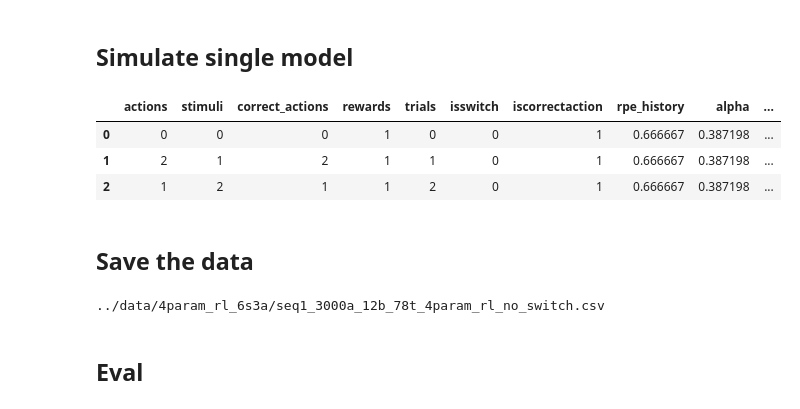
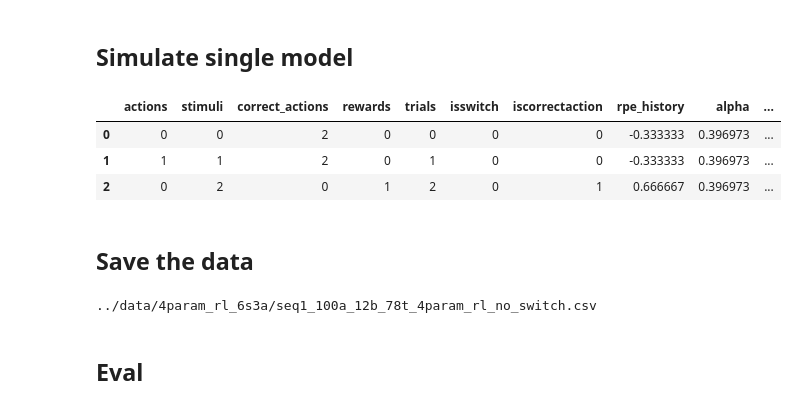
Before and after one commit to ti55987/DL4CM, a Jupyter notebook: simulation/simulation.ipynb, the cells around one changed output. Cells and saved outputs as stored; diff of their text form; code cells hidden in the pictures.

```diff
--- a/simulation/simulation.ipynb
+++ b/simulation/simulation.ipynb
@@ -186,7 +186,7 @@ def generate_param_dict(model_name, alpha, neg_alpha, phi, stick, bias, beta, ep
 # %%
 # Prepare the sequences
 model_name = "4param_rl"
-N_AGENTS = 1000
+N_AGENTS = 100
 mean1 = 0.1
 var = 0.01  # Variance of both distributions
 phi_dist, _, _, _, _, _ = generate_beta_with_diff_means_sim_vars(
@@ -218,36 +218,36 @@ with ProcessPoolExecutor(max_workers=4) as executor:
             num_actions,
             all_seq,
             params_dist=generate_param_dict(
                 model_name,
                 alpha=alpha_dist[a],
                 neg_alpha=neg_alpha_dist[a],
                 phi=phi_dist[a],
                 stick=sticky_dist[a],
                 bias=bias_dist[a],
                 beta=beta_dist[a],
                 eps=eps_dist[a],
             ),
             # {
             #     "alpha": alpha_dist[a] if model_name == 'rlf' else 1,
             #     "phi": phi_dist[a],
             #     "stickiness": sticky_dist[a],
             #     "bias": bias_dist[a],
             #     "eps": eps_dist[a],
             #     "beta": 1.25, # beta fixed to 25,
             # },
         )
         for a in range(N_AGENTS)
     ]
     train_data_list = [future.result() for future in tqdm.tqdm(futures)]
 
 train_df = pd.concat(train_data_list)
 
 train_df.head(3)
 # %% [output]
 |  | actions | stimuli | correct_actions | rewards | trials | isswitch | iscorrectaction | rpe_history | alpha | ... |
-| 0 | 0 | 0 | 0 | 1 | 0 | 0 | 1 | 0.666667 | 0.387198 | ... |
-| 1 | 2 | 1 | 2 | 1 | 1 | 0 | 1 | 0.666667 | 0.387198 | ... |
-| 2 | 1 | 2 | 1 | 1 | 2 | 0 | 1 | 0.666667 | 0.387198 | ... |
+| 0 | 0 | 0 | 2 | 0 | 0 | 0 | 0 | -0.333333 | 0.396973 | ... |
+| 1 | 1 | 1 | 2 | 0 | 1 | 0 | 0 | -0.333333 | 0.396973 | ... |
+| 2 | 0 | 2 | 0 | 1 | 2 | 0 | 1 | 0.666667 | 0.396973 | ... |
 # %% [markdown]
 ## Save the data
 # %%
@@ -260,7 +260,7 @@ print(filename)
 iter_acc = get_iter_acc_without_switches(train_df)
 train_df['stim_iter'] = iter_acc['stim_iter'].to_list()
 # %% [output]
-../data/4param_rl_6s3a/seq1_3000a_12b_78t_4param_rl_no_switch.csv
+../data/4param_rl_6s3a/seq1_100a_12b_78t_4param_rl_no_switch.csv
 # %%
 train_df.to_csv(filename)
 # %% [markdown]
```
Also changed, not shown: parts of 1 cell of this notebook, 4 other files.
